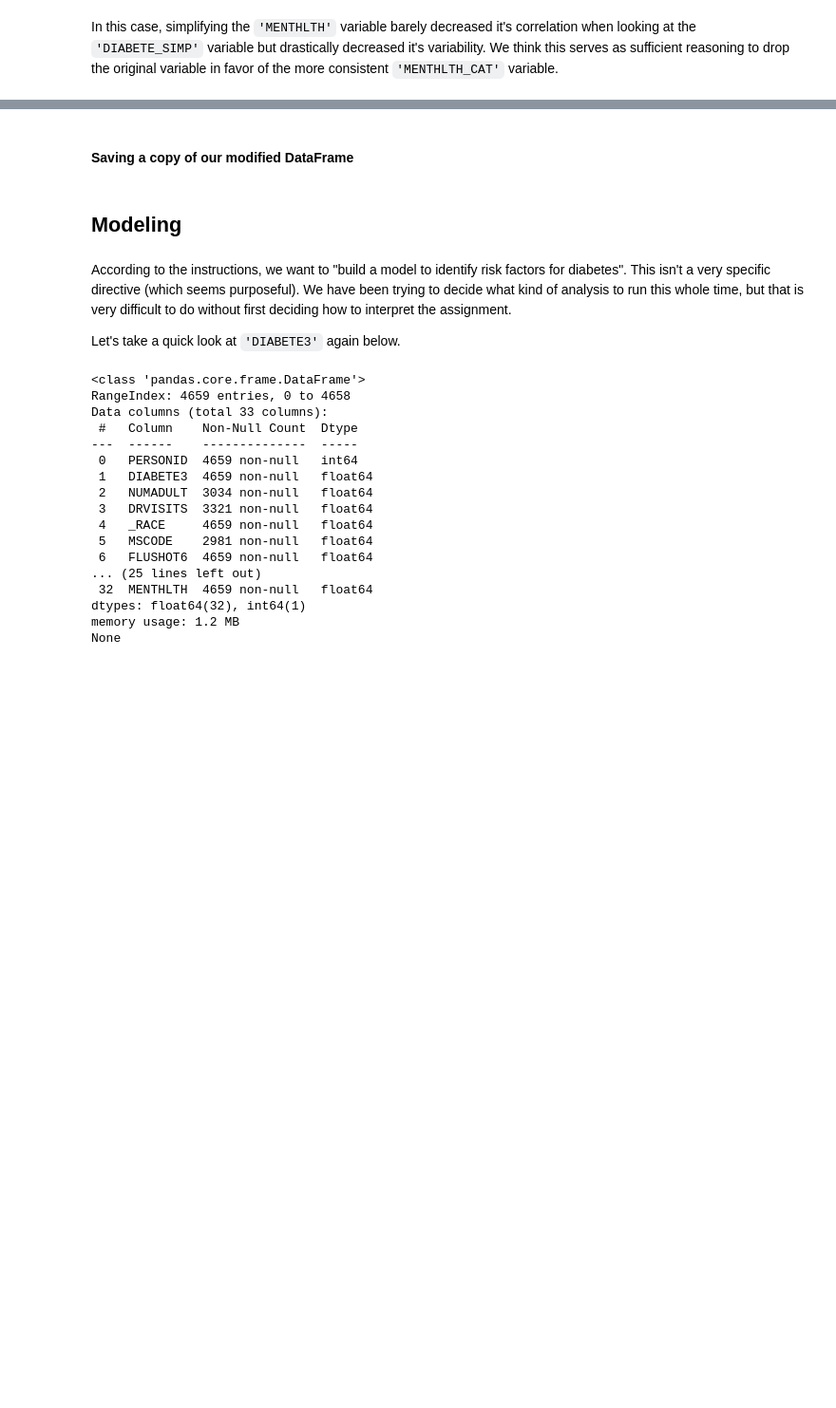
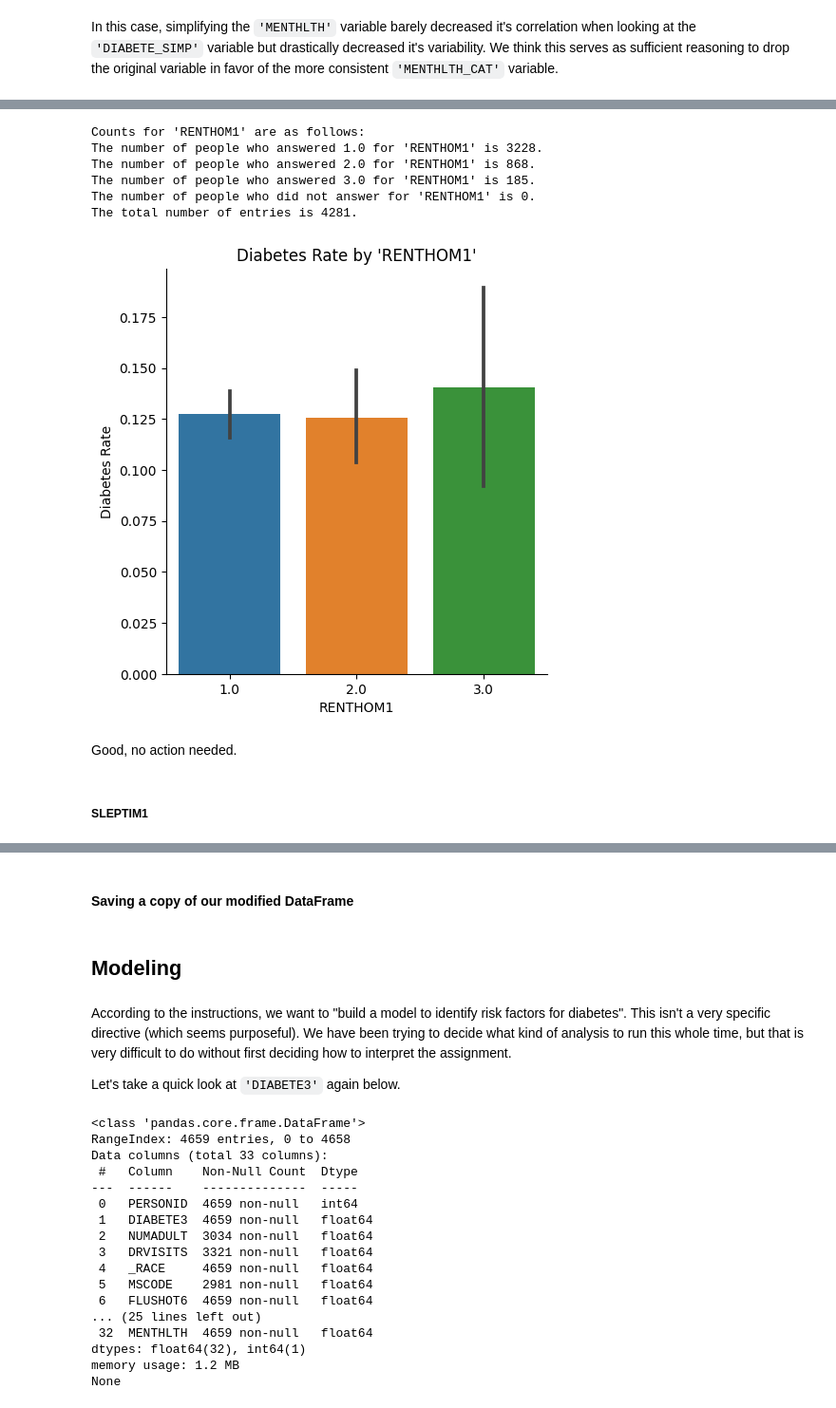
Before and after one commit to Chachi36/Diabetes-Factors-Demo-Notebook, a Jupyter notebook: Diabetes_Risk_Notebook.ipynb, the cells around one changed output, grey strips where cells are left out. Shown at 95% size. Drawn from its saved outputs; the diff is of its cells as text; code cells hidden in the pictures; blank space fills up the shorter version.

```diff
--- a/Diabetes_Risk_Notebook.ipynb
+++ b/Diabetes_Risk_Notebook.ipynb
@@ -2428,0 +2472,19 @@ df.drop("MENTHLTH", axis=1, inplace=True)
+# %%
+# counts
+give_counts(df, "RENTHOM1")
+# %% [output]
+Counts for 'RENTHOM1' are as follows:
+The number of people who answered 1.0 for 'RENTHOM1' is 3228.
+The number of people who answered 2.0 for 'RENTHOM1' is 868.
+The number of people who answered 3.0 for 'RENTHOM1' is 185.
+The number of people who did not answer for 'RENTHOM1' is 0.
+The total number of entries is 4281.
+# %%
+# plot
+plotter_ind(df, "RENTHOM1")
+# %% [output]
+[figure, added]
+# %% [markdown]
+Good, no action needed.
+# %% [markdown]
+##### **SLEPTIM1**
```
Also changed, not shown: parts of 33 cells of this notebook.
